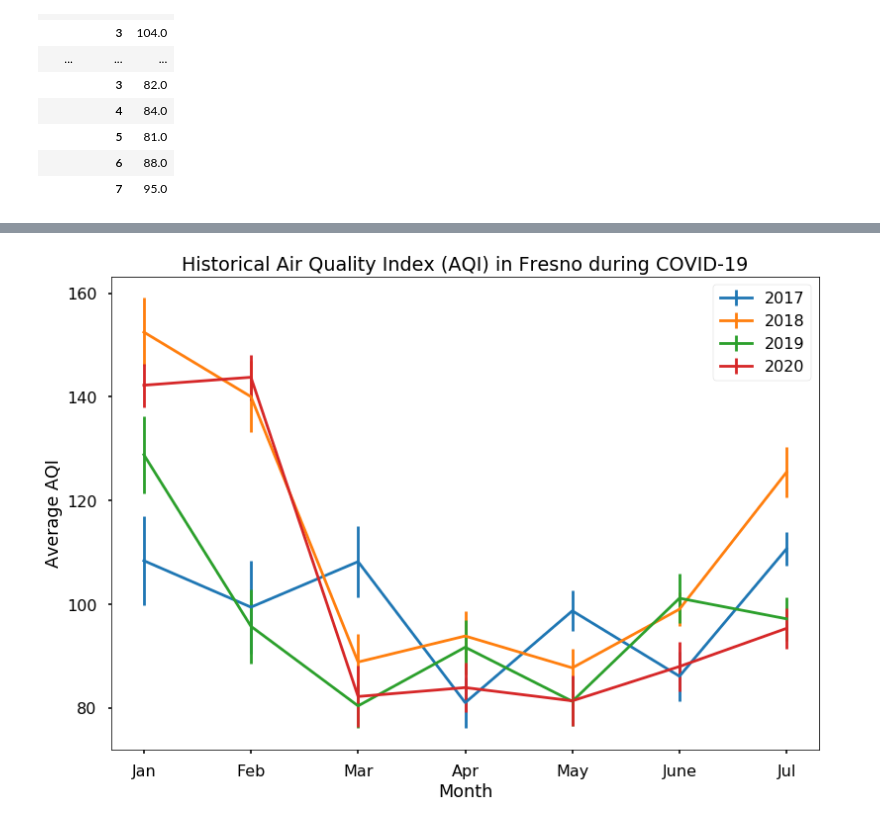
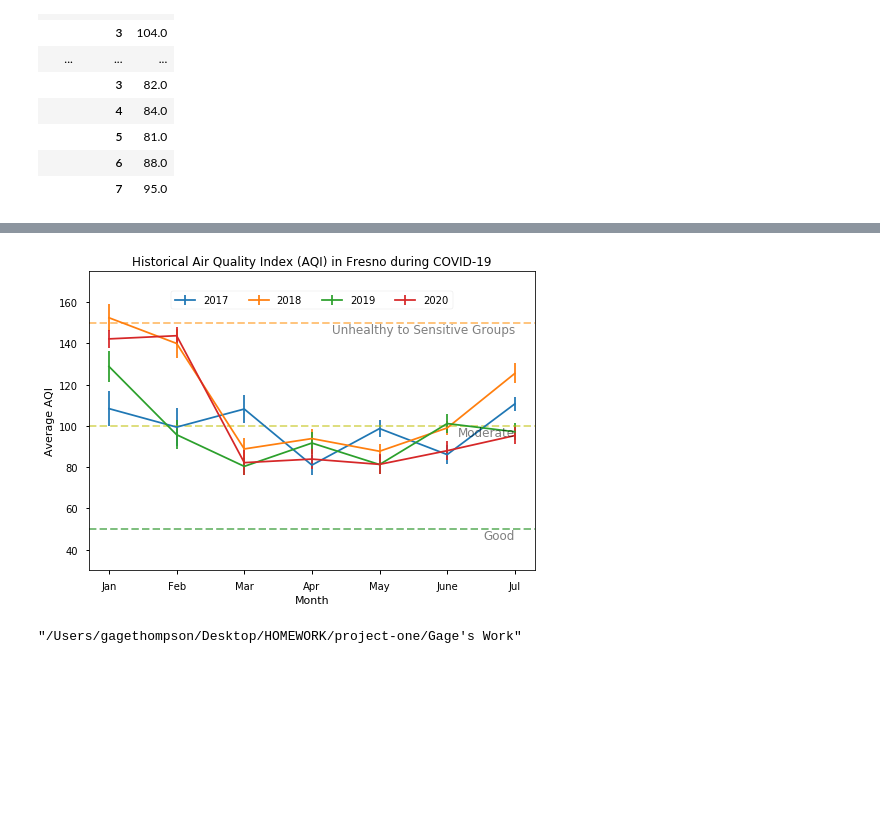
Before and after one commit to rigsbyk/Project-One, a Jupyter notebook: Gage's Work/Fresno.ipynb, the cells around one changed output, grey strips where cells are left out. Cells and saved outputs as stored; diff of their text form; code cells hidden in the pictures; blank space fills up the shorter version.

Commit message:
Updated Work for Gage

```diff
--- a/Gage's Work/Fresno.ipynb
+++ b/Gage's Work/Fresno.ipynb
@@ -150,14 +150,30 @@ pwd
 # %%
 fres_months_df.to_csv("project_one_csv/fresno_months.csv")
 # %%
-plt.style.use('seaborn-poster')
+plt.style.use('seaborn-notebook')
 fres_months["AQI"]["mean"].loc[2017].plot.line(label=2017, yerr=fres_months["AQI"]["sem"].loc[2017])
 fres_months["AQI"]["mean"].loc[2018].plot.line(label=2018, yerr=fres_months["AQI"]["sem"].loc[2018])
 fres_months["AQI"]["mean"].loc[2019].plot.line(label=2019, yerr=fres_months["AQI"]["sem"].loc[2019])
 fres_months["AQI"]["mean"].loc[2020].plot.line(label=2020, yerr=fres_months["AQI"]["sem"].loc[2020])
 plt.title("Historical Air Quality Index (AQI) in Fresno during COVID-19")
 plt.ylabel("Average AQI")
-plt.legend()
+#plt.axhline(y=301,color='m', alpha=.5, linestyle='--', lw=2)
+#plt.text(6,301,'Very Unhealthy', ha='right', va='top', fontsize=12, family='calibri', alpha=.5)
+#plt.axhline(y=200,color='r', alpha=.5, linestyle='--', lw=2)
+#plt.text(6,200,'Unhealthy', ha='right', va='bottom', fontsize=12,family='calibri',alpha=.5)
+plt.axhline(y=150,color='darkorange', alpha=.5, linestyle='--', lw=2)
+plt.text(6,150,'Unhealthy to Sensitive Groups', ha='right', va='top', fontsize=12,family='calibri',alpha=.5)
+plt.axhline(y=100,color='y', alpha=.5, linestyle='--', lw=2)
+plt.text(6,100,'Moderate', ha='right', va='top', fontsize=12,family='calibri',alpha=.5)
+plt.axhline(y=50,color='g', alpha=.5, linestyle='--', lw=2)
+plt.text(6,50,'Good', ha='right', va='top', fontsize=12,family='calibri',alpha=.5)
+plt.ylim(30, 175)
+plt.legend(loc=9, bbox_to_anchor=(.5,.95),ncol=4)
+plt.savefig("Fresno.png")
 plt.show()
 # %% [output]
-[figure, old version]
+[figure, new version]
+# %%
+pwd
+# %% [output]
+"/Users/gagethompson/Desktop/HOMEWORK/project-one/Gage's Work"
```
Also changed, not shown: parts of 2 cells of this notebook, 5 other files.
